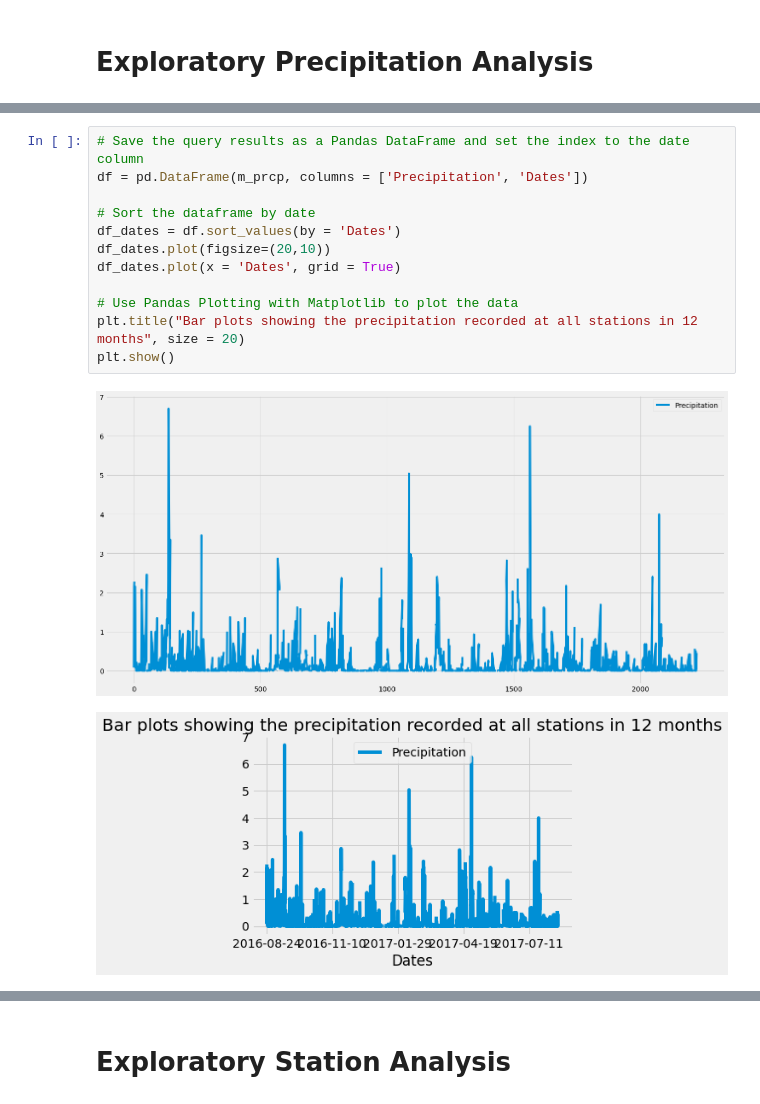
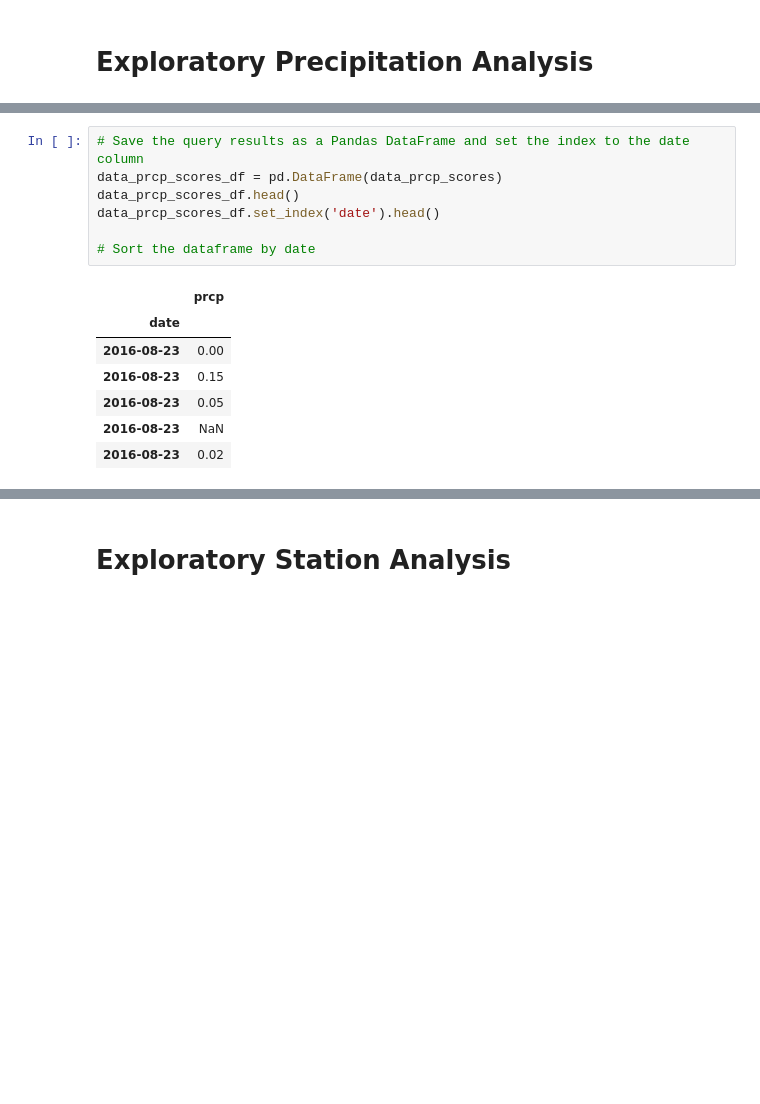
Before and after one commit to Tab-835/sqlalchemy-challenge, a Jupyter notebook: Climate.ipynb, the cells around one changed output, grey strips where cells are left out. Cells and saved outputs as stored; diff of their text form; blank space fills up the shorter version.

```diff
--- a/Climate.ipynb
+++ b/Climate.ipynb
@@ -78,15 +62,15 @@ Date one year ago is:  2016-08-23
 # %%
 # Save the query results as a Pandas DataFrame and set the index to the date column
-df = pd.DataFrame(m_prcp, columns = ['Precipitation', 'Dates'])
+data_prcp_scores_df = pd.DataFrame(data_prcp_scores)
+data_prcp_scores_df.head()
+data_prcp_scores_df.set_index('date').head()
 
 # Sort the dataframe by date
-df_dates = df.sort_values(by = 'Dates')
-df_dates.plot(figsize=(20,10))
-df_dates.plot(x = 'Dates', grid = True)
-
-# Use Pandas Plotting with Matplotlib to plot the data
-plt.title("Bar plots showing the precipitation recorded at all stations in 12 months", size = 20)
-plt.show()
 # %% [output]
-[figure, removed]
-[figure, removed]
+|  | prcp |
+| date |  |
+| 2016-08-23 | 0.00 |
+| 2016-08-23 | 0.15 |
+| 2016-08-23 | 0.05 |
+| 2016-08-23 | NaN |
+| 2016-08-23 | 0.02 |
```
Also changed, not shown: parts of 9 cells of this notebook.
